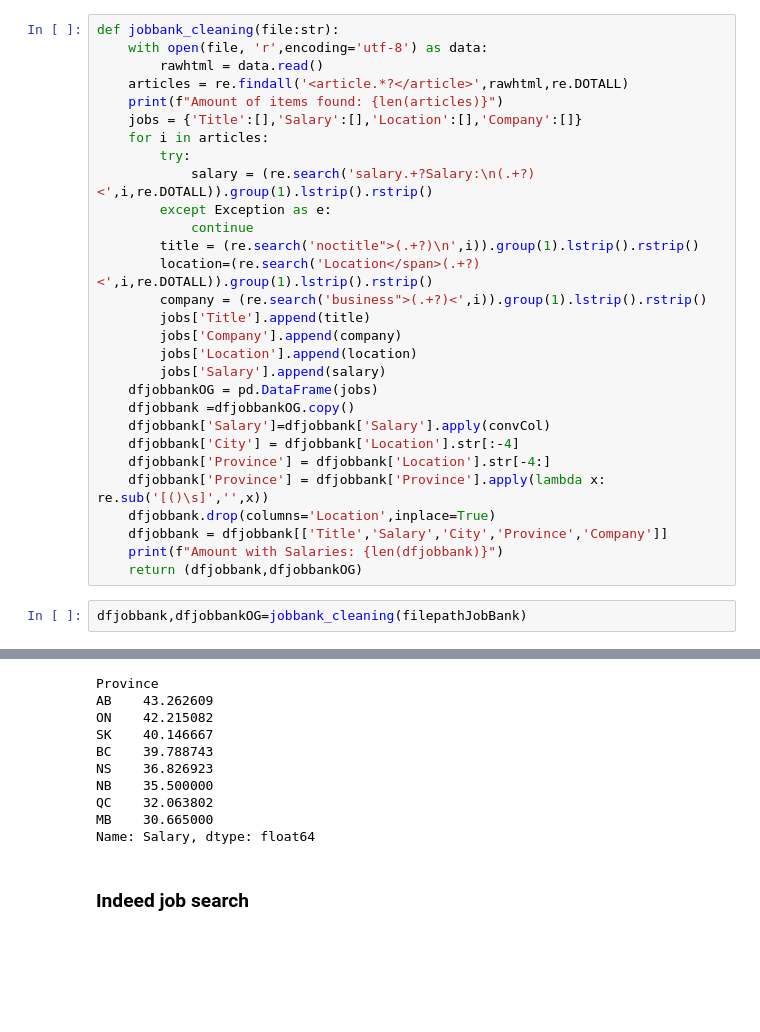
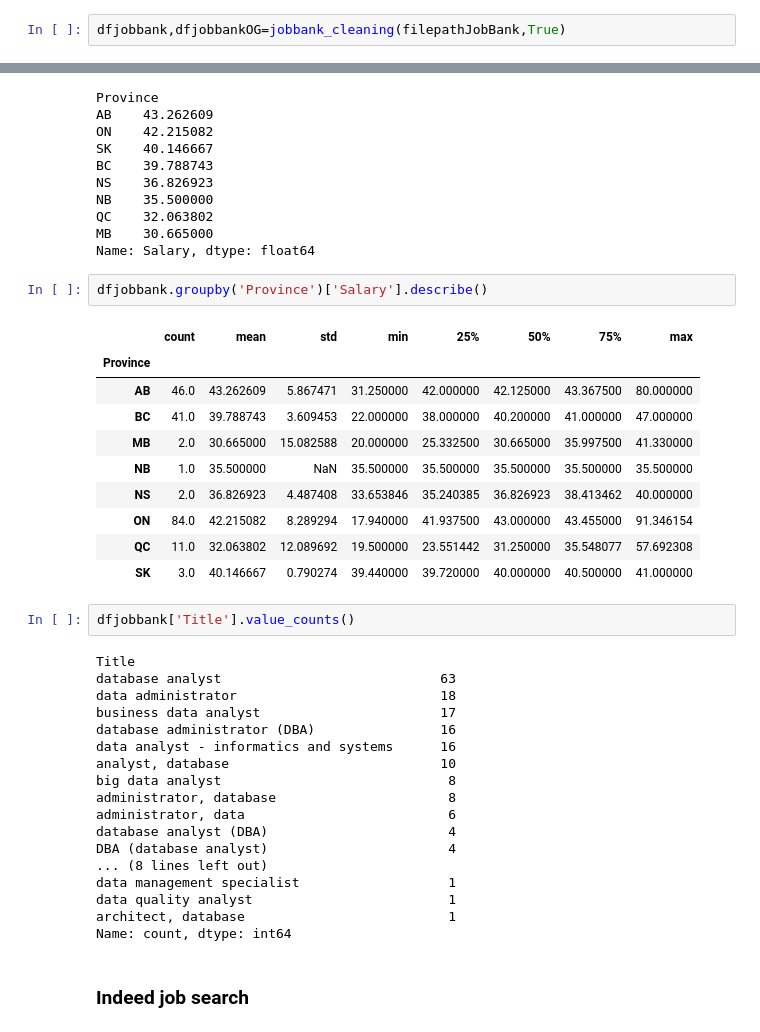
Before and after one commit to DonFetti/Salary-Project, a Jupyter notebook: EDA.ipynb, the cells around one changed output, grey strips where cells are left out. Saved outputs shown, nothing was run; the diff lists cells and outputs as text; blank space fills up the shorter version.

```diff
--- a/EDA.ipynb
+++ b/EDA.ipynb
@@ -317,34 +457,5 @@ def convCol(x:str):
-# %%
-def jobbank_cleaning(file:str):
-    with open(file, 'r',encoding='utf-8') as data:
-        rawhtml = data.read()
-    articles = re.findall('<article.*?</article>',rawhtml,re.DOTALL)
-    print(f"Amount of items found: {len(articles)}")
-    jobs = {'Title':[],'Salary':[],'Location':[],'Company':[]}
-    for i in articles:
-        try:
-            salary = (re.search('salary.+?Salary:\n(.+?)<',i,re.DOTALL)).group(1).lstrip().rstrip()
-        except Exception as e:
-            continue
-        title = (re.search('noctitle">(.+?)\n',i)).group(1).lstrip().rstrip()
-        location=(re.search('Location</span>(.+?)<',i,re.DOTALL)).group(1).lstrip().rstrip()
-        company = (re.search('business">(.+?)<',i)).group(1).lstrip().rstrip()
-        jobs['Title'].append(title)
-        jobs['Company'].append(company)
-        jobs['Location'].append(location)
-        jobs['Salary'].append(salary)
-    dfjobbankOG = pd.DataFrame(jobs)
-    dfjobbank =dfjobbankOG.copy()
-    dfjobbank['Salary']=dfjobbank['Salary'].apply(convCol)
-    dfjobbank['City'] = dfjobbank['Location'].str[:-4]
-    dfjobbank['Province'] = dfjobbank['Location'].str[-4:]
-    dfjobbank['Province'] = dfjobbank['Province'].apply(lambda x: re.sub('[()\s]','',x))
-    dfjobbank.drop(columns='Location',inplace=True)
-    dfjobbank = dfjobbank[['Title','Salary','City','Province','Company']]
-    print(f"Amount with Salaries: {len(dfjobbank)}")
-    return (dfjobbank,dfjobbankOG)
 # %%
-dfjobbank,dfjobbankOG=jobbank_cleaning(filepathJobBank)
+dfjobbank,dfjobbankOG=jobbank_cleaning(filepathJobBank,True)
 # %% [output]
 Amount of items found: 309
 Amount with Salaries: 190
@@ -406,5 +517,38 @@ NB    35.500000
 QC    32.063802
 MB    30.665000
 Name: Salary, dtype: float64
+# %%
+dfjobbank.groupby('Province')['Salary'].describe()
+# %% [output]
+|  | count | mean | std | min | 25% | 50% | 75% | max |
+| Province |  |  |  |  |  |  |  |  |
+| AB | 46.0 | 43.262609 | 5.867471 | 31.250000 | 42.000000 | 42.125000 | 43.367500 | 80.000000 |
+| BC | 41.0 | 39.788743 | 3.609453 | 22.000000 | 38.000000 | 40.200000 | 41.000000 | 47.000000 |
+| MB | 2.0 | 30.665000 | 15.082588 | 20.000000 | 25.332500 | 30.665000 | 35.997500 | 41.330000 |
+| NB | 1.0 | 35.500000 | NaN | 35.500000 | 35.500000 | 35.500000 | 35.500000 | 35.500000 |
+| NS | 2.0 | 36.826923 | 4.487408 | 33.653846 | 35.240385 | 36.826923 | 38.413462 | 40.000000 |
+| ON | 84.0 | 42.215082 | 8.289294 | 17.940000 | 41.937500 | 43.000000 | 43.455000 | 91.346154 |
+| QC | 11.0 | 32.063802 | 12.089692 | 19.500000 | 23.551442 | 31.250000 | 35.548077 | 57.692308 |
+| SK | 3.0 | 40.146667 | 0.790274 | 39.440000 | 39.720000 | 40.000000 | 40.500000 | 41.000000 |
+# %%
+dfjobbank['Title'].value_counts()
+# %% [output]
+Title
+database analyst                            63
+data administrator                          18
+business data analyst                       17
+database administrator (DBA)                16
+data analyst - informatics and systems      16
+analyst, database                           10
+big data analyst                             8
+administrator, database                      8
+administrator, data                          6
+database analyst (DBA)                       4
+DBA (database analyst)                       4
+... (8 lines left out)
+data management specialist                   1
+data quality analyst                         1
+architect, database                          1
+Name: count, dtype: int64
 # %% [markdown]
 ### Indeed job search
```
Also changed, not shown: parts of 10 cells of this notebook.
